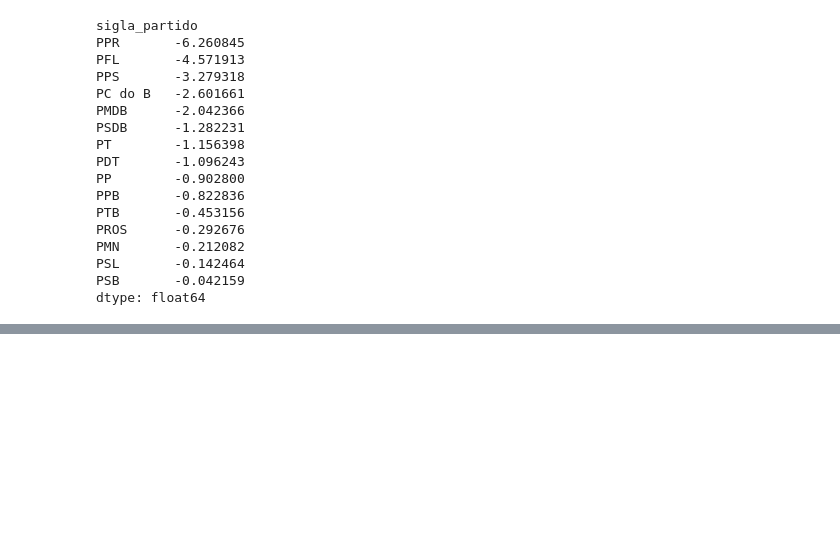
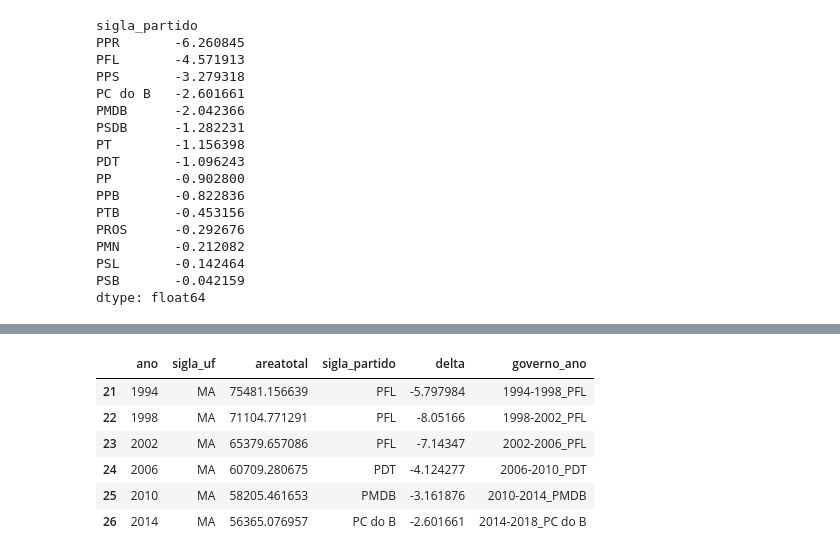
Before and after one commit to marcelo-campa/PS_Analytica, a Jupyter notebook: ProjetoAnalytica.ipynb, the cells around one changed output, grey strips where cells are left out. Saved outputs shown, nothing was run; the diff lists cells and outputs as text; code cells hidden in the pictures; blank space fills up the shorter version.

```diff
--- a/ProjetoAnalytica.ipynb
+++ b/ProjetoAnalytica.ipynb
@@ -309,0 +310,11 @@ madb
+# %%
+madb= rodb.query('sigla_uf == "MA"')
+madb
+# %% [output]
+|  | ano | sigla_uf | areatotal | sigla_partido | delta | governo_ano |
+| 21 | 1994 | MA | 75481.156639 | PFL | -5.797984 | 1994-1998_PFL |
+| 22 | 1998 | MA | 71104.771291 | PFL | -8.05166 | 1998-2002_PFL |
+| 23 | 2002 | MA | 65379.657086 | PFL | -7.14347 | 2002-2006_PFL |
+| 24 | 2006 | MA | 60709.280675 | PDT | -4.124277 | 2006-2010_PDT |
+| 25 | 2010 | MA | 58205.461653 | PMDB | -3.161876 | 2010-2014_PMDB |
+| 26 | 2014 | MA | 56365.076957 | PC do B | -2.601661 | 2014-2018_PC do B |
```
Also changed, not shown: parts of 34 cells of this notebook.
